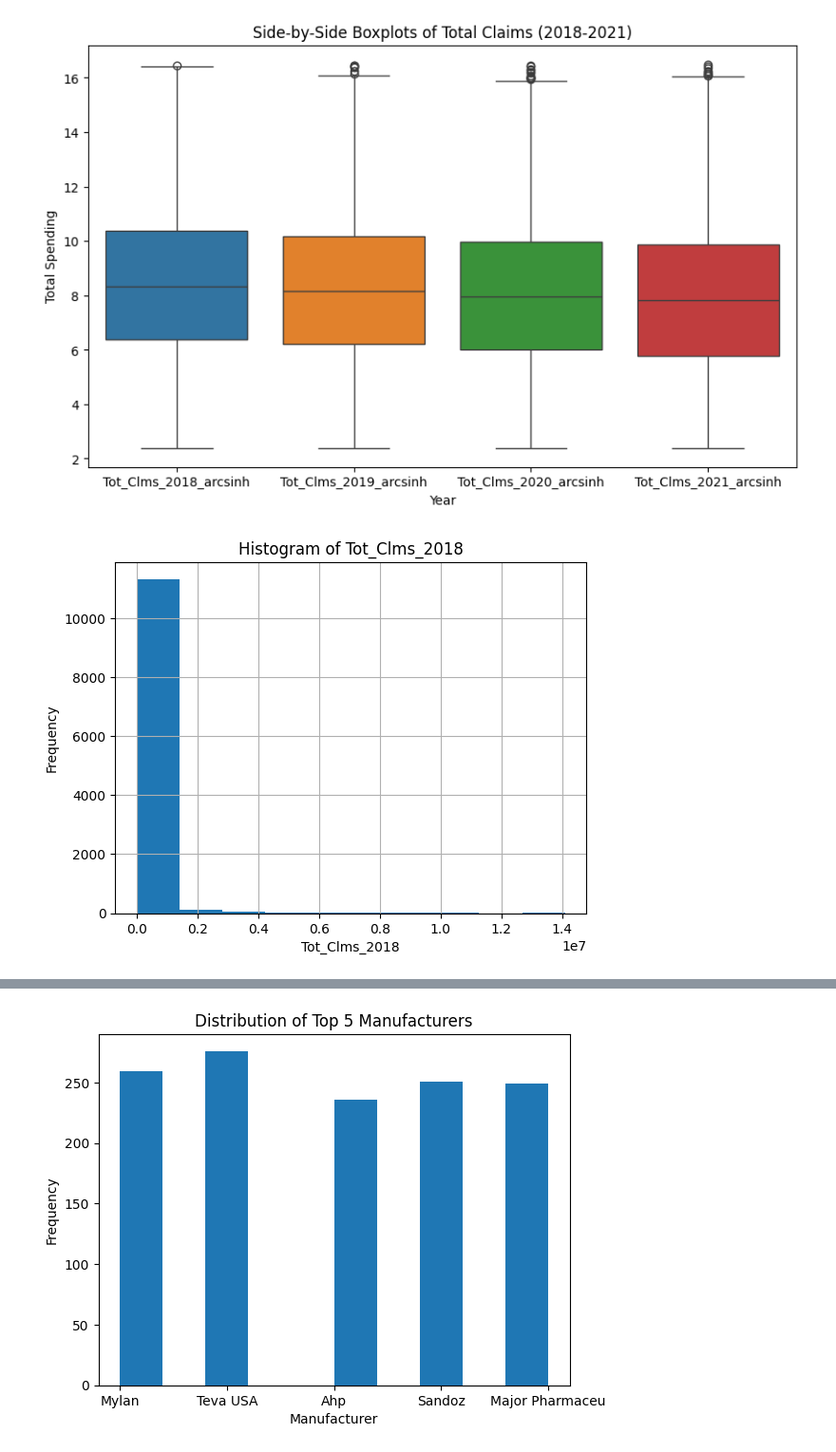
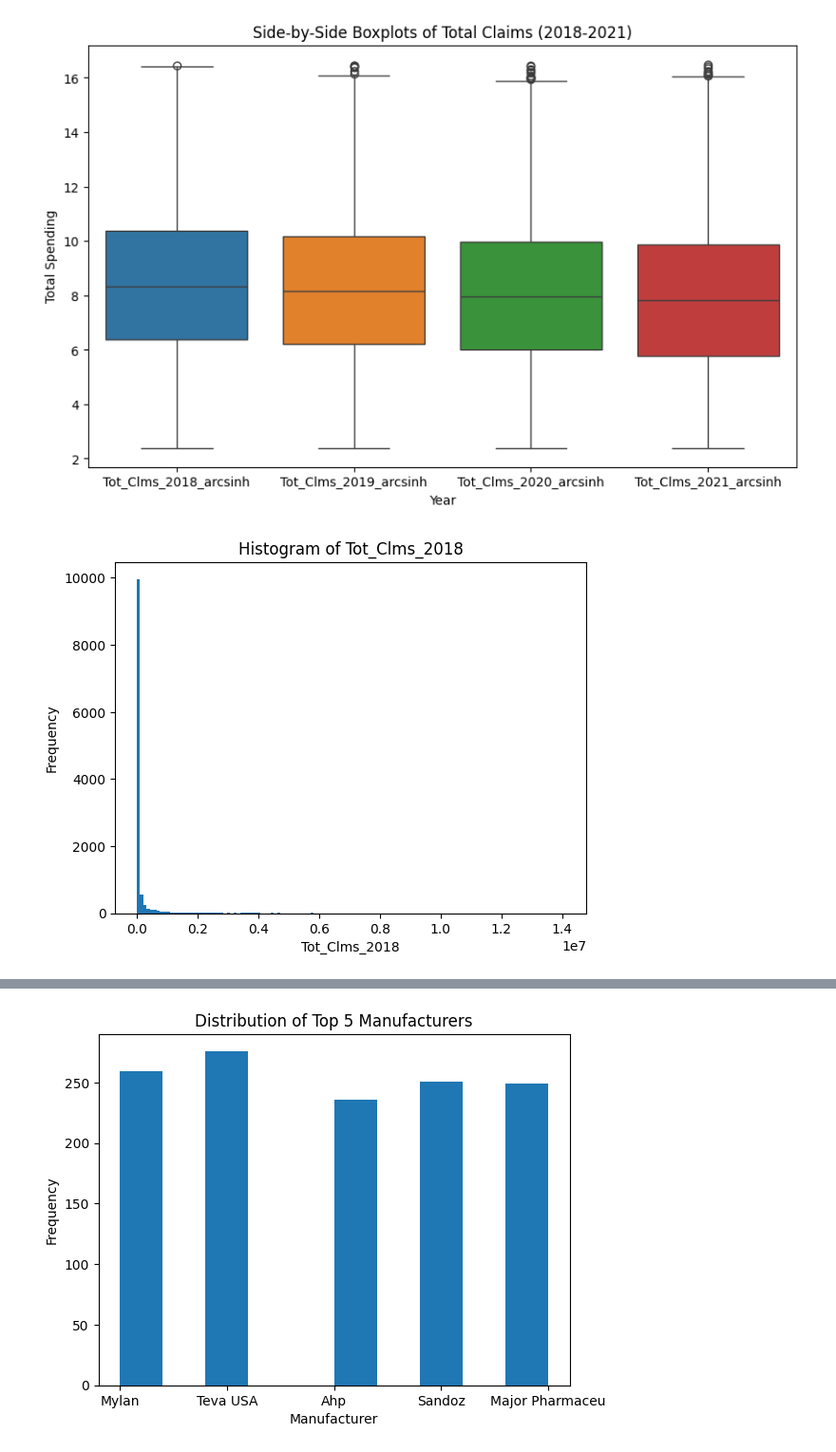
Before and after one commit to natalieassaad/visualization, a Jupyter notebook: assignment/assignment.ipynb, the cells around one changed output, grey strips where cells are left out. Shown at 95% size. Cells and saved outputs as stored; diff of their text form; code cells hidden in the pictures.

```diff
--- a/assignment/assignment.ipynb
+++ b/assignment/assignment.ipynb
@@ -265,8 +265,8 @@ import numpy as np
 import matplotlib.pyplot as plt
 import seaborn as sns
 
-med = pd.read_csv('/content/DSD_MCD_RY24_P06_V20_D22_BGM.csv')
-med.head(20)
+med_dataset = pd.read_csv('/content/DSD_MCD_RY24_P06_V20_D22_BGM.csv')
+med_dataset.head(20)
 # %% [output]
 |  | Brnd_Name | Gnrc_Name | Tot_Mftr | Mftr_Name | Tot_Spndng_2018 | Tot_Dsg_Unts_2018 | Tot_Clms_2018 | ... |
 | 0 | A & D | Vitamins A And D | 1 | Overall | 252.22 | 36845.0 | 84.0 | ... |
@@ -302,0 +324,5 @@ med.head(20)
+# %%
+# subset the' dataset by only the columns that we're interested in
+fav_cols = ['Brnd_Name', 'Gnrc_Name', 'Tot_Mftr', 'Mftr_Name', 'Tot_Clms_2018', 'Tot_Clms_2019', 'Tot_Clms_2020', 'Tot_Clms_2021','Tot_Spndng_2018', 'Tot_Spndng_2019', 'Tot_Spndng_2020', 'Tot_Spndng_2021']
+med = med_dataset.filter(fav_cols)
+med.head()
@@ -508,13 +541,16 @@ plt.show()
 [figure]
 # %%
 # 5. Create a histogram or kernel density plot, and explain what you see. Do the results require any transformations to rescale them?
+# %%
+import math
+n_bins = round(math.sqrt(len(med)))
 # %%
-med['Tot_Clms_2018'].hist()
+med['Tot_Clms_2018'].hist(bins = n_bins, grid=False)
 plt.xlabel('Tot_Clms_2018')
 plt.ylabel('Frequency')
 plt.title('Histogram of Tot_Clms_2018')
 plt.show()
 # %% [output]
-[figure, old version]
+[figure, new version]
 # %%
 # rescale using the inverse hyperbolic sine
```
Also changed, not shown: parts of 6 cells of this notebook.
